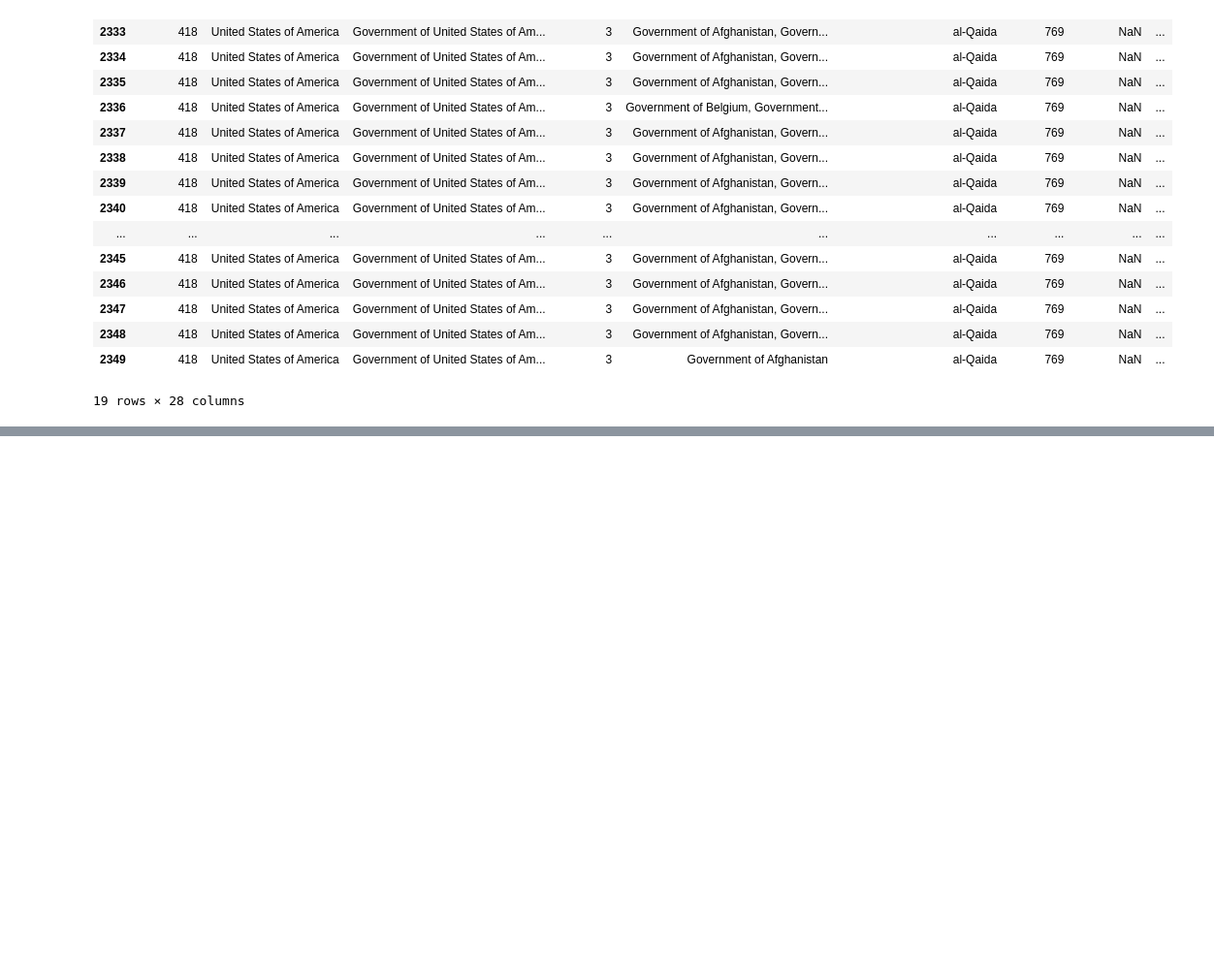
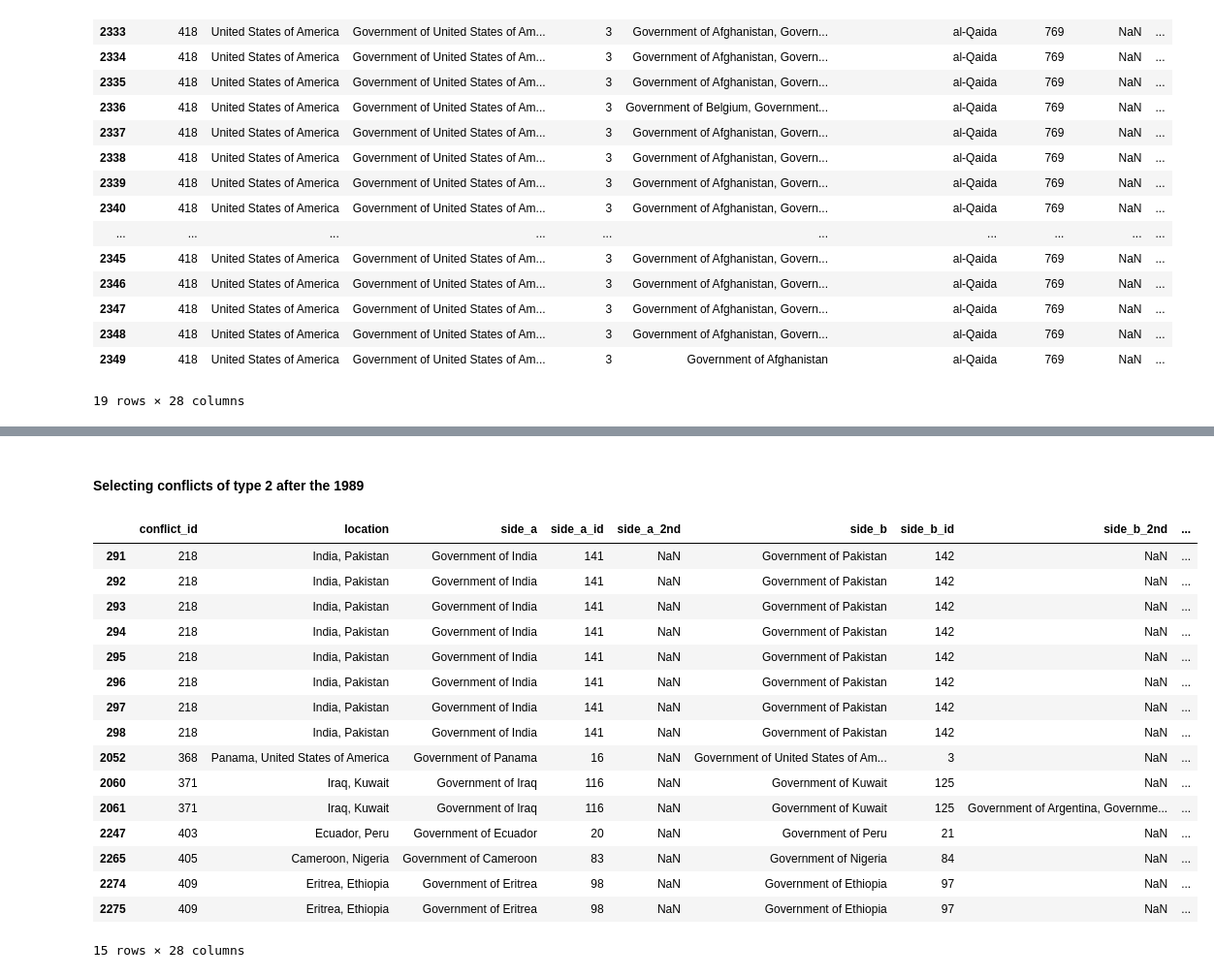
Before and after one commit to epfl-ada/ada-2020-project-milestone-p3-p3_limonada, a Jupyter notebook: creative_extension.ipynb, the cells around one changed output, grey strips where cells are left out. Shown at 97% size. Drawn from its saved outputs; the diff is of its cells as text; code cells hidden in the pictures; blank space fills up the shorter version.

```diff
--- a/creative_extension.ipynb
+++ b/creative_extension.ipynb
@@ -306,0 +396,6 @@ ucdp_prio_data[(ucdp_prio_data.type_of_conflict != 2) & (ucdp_prio_data.location
+# %%
+ucdp_prio_data_new=ucdp_prio_data[(ucdp_prio_data['year']>1960) & (ucdp_prio_data['year']<2000)]
+ucdp_prio_data_134 = ucdp_prio_data_new[ucdp_prio_data_new['type_of_conflict']!=2]
+# %%
+ucdp_prio_data_2 = ucdp_prio_data_new[ucdp_prio_data_new['type_of_conflict']==2]
+ucdp_prio_data_2
@@ -306,0 +416,22 @@ ucdp_prio_data[(ucdp_prio_data.type_of_conflict != 2) & (ucdp_prio_data.location
+# %% [markdown]
+#### Selecting conflicts of type 2 after the 1989
+# %%
+ucdp_prio_data_2[ucdp_prio_data_2['year']>1988]
+# %% [output]
+|  | conflict_id | location | side_a | side_a_id | side_a_2nd | side_b | side_b_id | side_b_2nd | ... |
+| 291 | 218 | India, Pakistan | Government of India | 141 | NaN | Government of Pakistan | 142 | NaN | ... |
+| 292 | 218 | India, Pakistan | Government of India | 141 | NaN | Government of Pakistan | 142 | NaN | ... |
+| 293 | 218 | India, Pakistan | Government of India | 141 | NaN | Government of Pakistan | 142 | NaN | ... |
+| 294 | 218 | India, Pakistan | Government of India | 141 | NaN | Government of Pakistan | 142 | NaN | ... |
+| 295 | 218 | India, Pakistan | Government of India | 141 | NaN | Government of Pakistan | 142 | NaN | ... |
+| 296 | 218 | India, Pakistan | Government of India | 141 | NaN | Government of Pakistan | 142 | NaN | ... |
+| 297 | 218 | India, Pakistan | Government of India | 141 | NaN | Government of Pakistan | 142 | NaN | ... |
+| 298 | 218 | India, Pakistan | Government of India | 141 | NaN | Government of Pakistan | 142 | NaN | ... |
+| 2052 | 368 | Panama, United States of America | Government of Panama | 16 | NaN | Government of United States of Am... | 3 | NaN | ... |
+| 2060 | 371 | Iraq, Kuwait | Government of Iraq | 116 | NaN | Government of Kuwait | 125 | NaN | ... |
+| 2061 | 371 | Iraq, Kuwait | Government of Iraq | 116 | NaN | Government of Kuwait | 125 | Government of Argentina, Governme... | ... |
+| 2247 | 403 | Ecuador, Peru | Government of Ecuador | 20 | NaN | Government of Peru | 21 | NaN | ... |
+| 2265 | 405 | Cameroon, Nigeria | Government of Cameroon | 83 | NaN | Government of Nigeria | 84 | NaN | ... |
+| 2274 | 409 | Eritrea, Ethiopia | Government of Eritrea | 98 | NaN | Government of Ethiopia | 97 | NaN | ... |
+| 2275 | 409 | Eritrea, Ethiopia | Government of Eritrea | 98 | NaN | Government of Ethiopia | 97 | NaN | ... |
+15 rows × 28 columns
```
Also changed, not shown: parts of 16 cells of this notebook.
